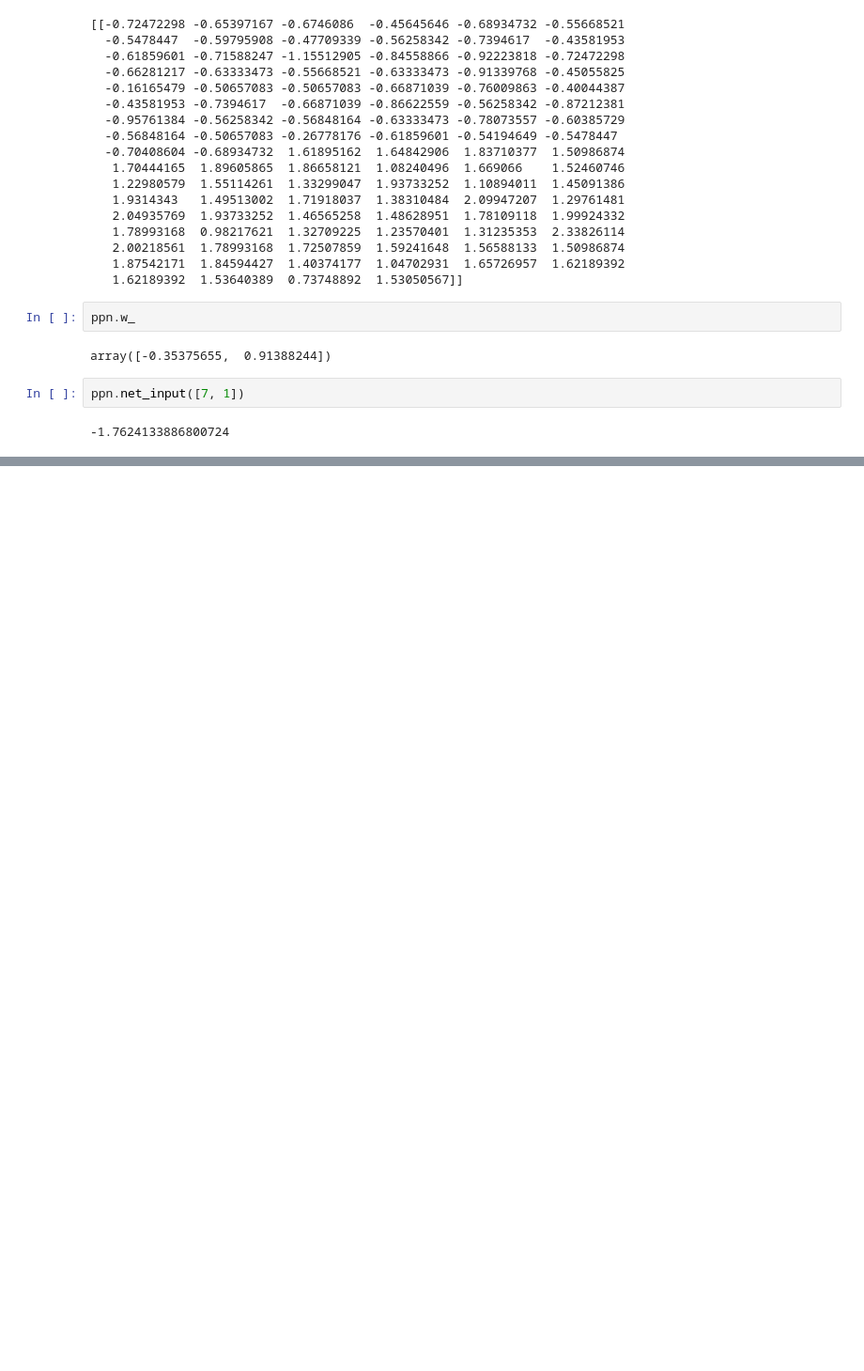
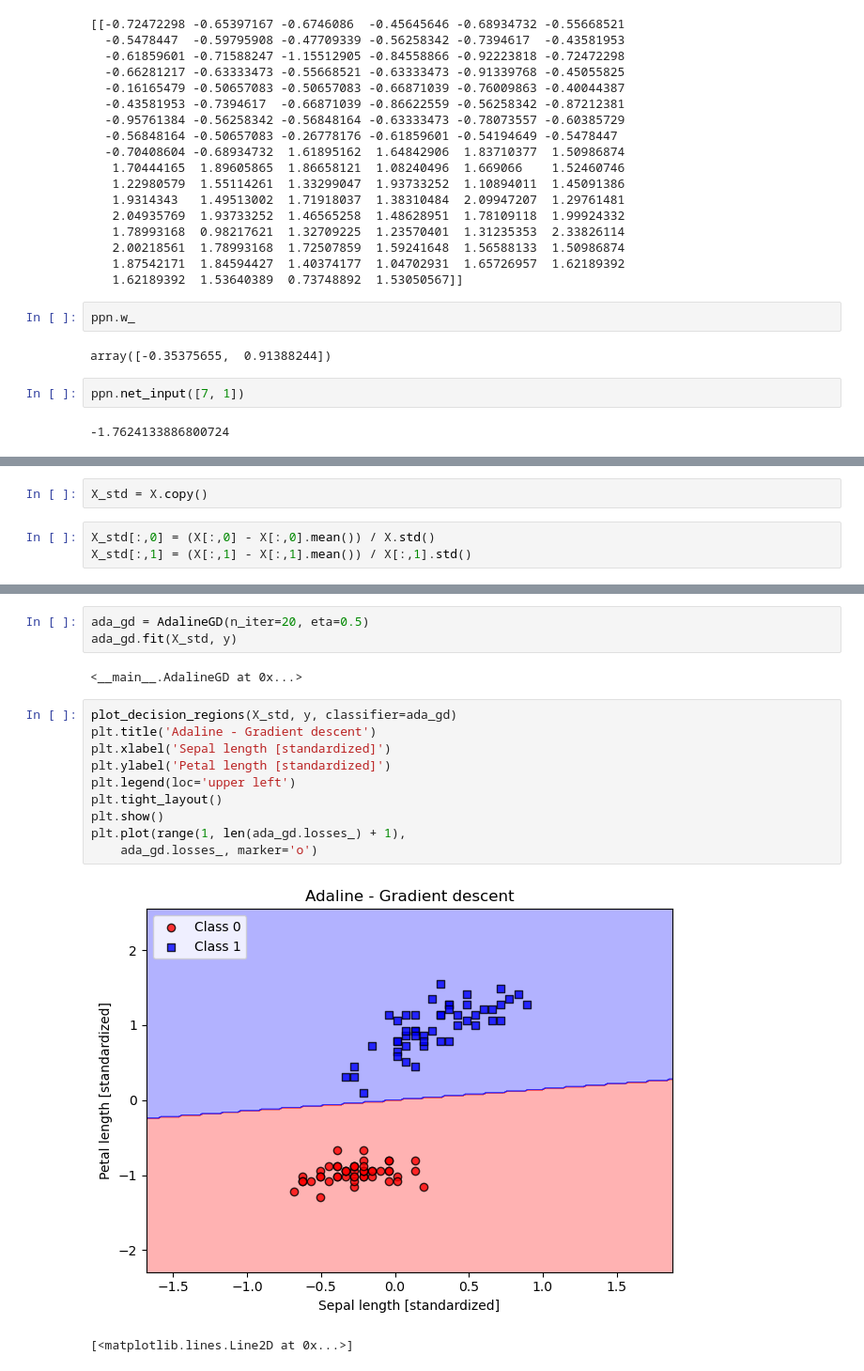
Before and after one commit to afsalahamed07/Machine-Learning, a Jupyter notebook: perceptron2.ipynb, the cells around one changed output, grey strips where cells are left out. Shown: that part at 94% size. Cells and saved outputs as stored; diff of their text form; blank space fills up the shorter version.

```diff
--- a/perceptron2.ipynb
+++ b/perceptron2.ipynb
@@ -235,0 +317,5 @@ ppn.net_input([7, 1])
+# %%
+X_std = X.copy()
+# %%
+X_std[:,0] = (X[:,0] - X[:,0].mean()) / X.std()
+X_std[:,1] = (X[:,1] - X[:,1].mean()) / X[:,1].std()
@@ -235,0 +342,18 @@ ppn.net_input([7, 1])
+# %%
+ada_gd = AdalineGD(n_iter=20, eta=0.5)
+ada_gd.fit(X_std, y)
+# %% [output]
+<__main__.AdalineGD at 0x...>
+# %%
+plot_decision_regions(X_std, y, classifier=ada_gd)
+plt.title('Adaline - Gradient descent')
+plt.xlabel('Sepal length [standardized]')
+plt.ylabel('Petal length [standardized]')
+plt.legend(loc='upper left')
+plt.tight_layout()
+plt.show()
+plt.plot(range(1, len(ada_gd.losses_) + 1),
+    ada_gd.losses_, marker='o')
+# %% [output]
+[figure, added]
+[<matplotlib.lines.Line2D at 0x...>]
```
Also changed, not shown: parts of 12 cells of this notebook, 2 other files.
